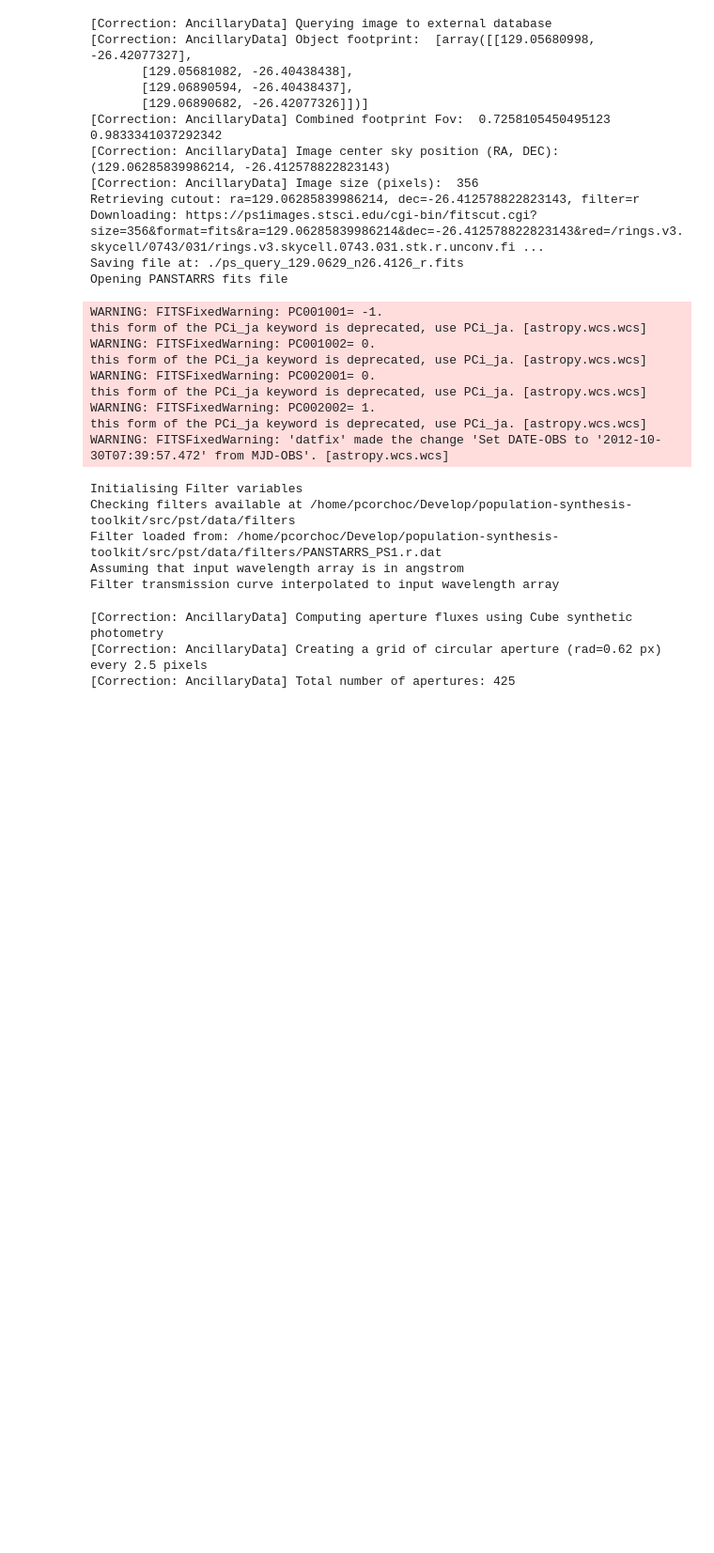
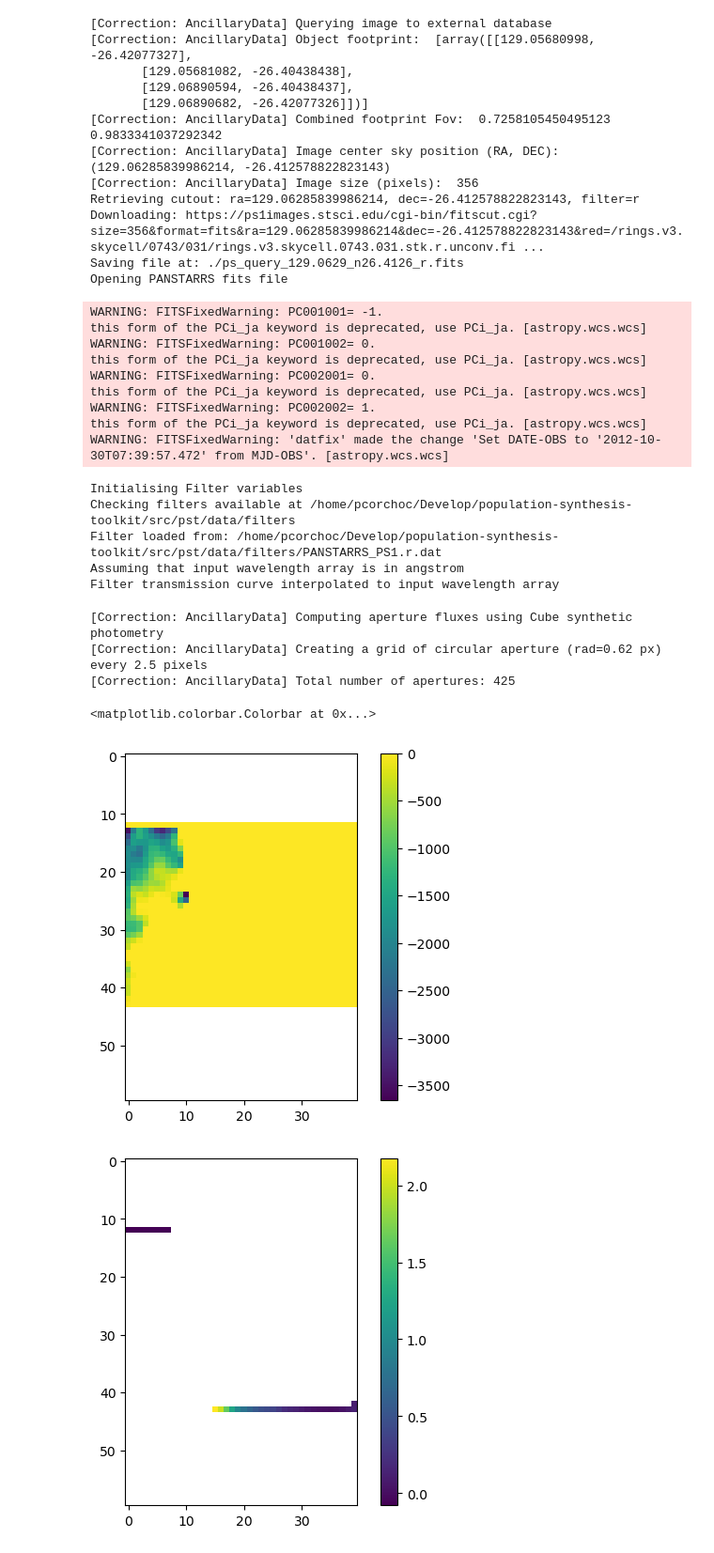
Before and after one commit to pykoala/pykoala, a Jupyter notebook: tutorials/compare_with_external_photo.ipynb, the cells around one changed output. Shown at 94% size. Saved outputs shown, nothing was run; the diff lists cells and outputs as text; code cells hidden in the pictures; blank space fills up the shorter version.

```diff
--- a/tutorials/compare_with_external_photo.ipynb
+++ b/tutorials/compare_with_external_photo.ipynb
@@ -69,6 +71,20 @@ Filter transmission curve interpolated to input wavelength array
 [Correction: AncillaryData] Computing aperture fluxes using Cube synthetic photometry
 [Correction: AncillaryData] Creating a grid of circular aperture (rad=0.62 px) every 2.5 pixels
 [Correction: AncillaryData] Total number of apertures: 425
+# %%
+plt.figure()
+plt.imshow(ref_data['PANSTARRS_PS1.r']['synth_photo'][0], interpolation='none', vmax=1)
+plt.colorbar()
+
+nan_values = ~np.isfinite(cube.intensity)
+cube.get_white_image(wave_range=[5500, 6000])
+plt.figure()
+plt.imshow(np.nanmean(.intensity, axis=0), interpolation='none')
+plt.colorbar()
+# %% [output]
+<matplotlib.colorbar.Colorbar at 0x...>
+[figure, added]
+[figure, added]
 # %%
 ref_data['PANSTARRS_PS1.r']['figs'][0]
 # %% [output]
```
Also changed, not shown: parts of 15 cells of this notebook, 1 other file.
